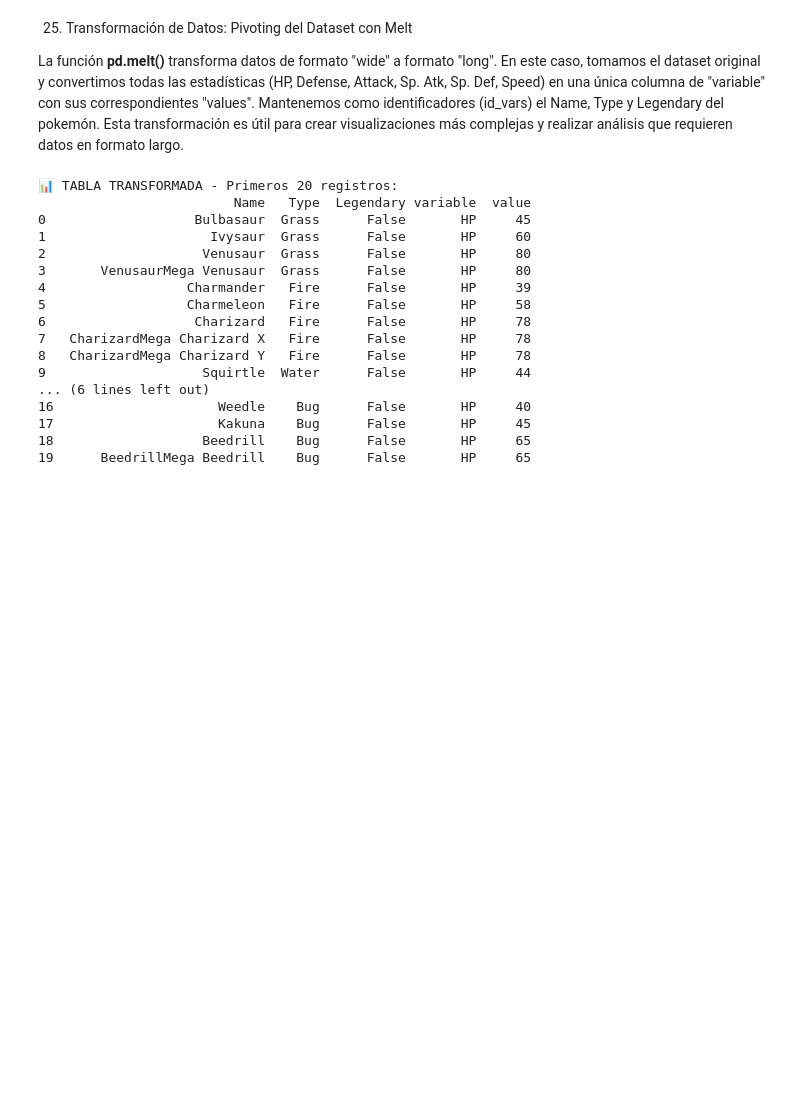
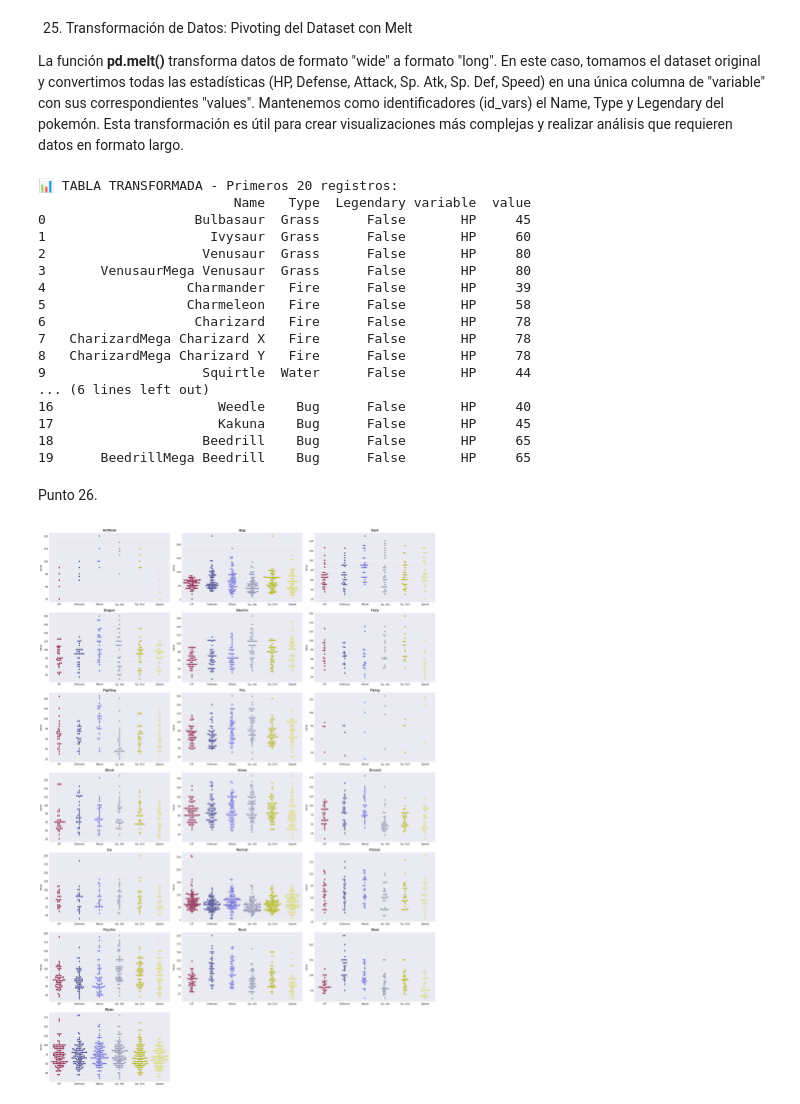
Before and after one commit to Danny88e/ECBD-9A-IDGS-Practicas_230040, a Jupyter notebook: Practica 3/AnalisisDatos.ipynb, the cells around one changed output. Drawn from its saved outputs; the diff is of its cells as text; code cells hidden in the pictures; blank space fills up the shorter version.

```diff
--- a/Practica 3/AnalisisDatos.ipynb
+++ b/Practica 3/AnalisisDatos.ipynb
@@ -647,3 +650,18 @@ print(pok_melt.head(20))
 17                     Kakuna    Bug      False       HP     45
 18                   Beedrill    Bug      False       HP     65
 19      BeedrillMega Beedrill    Bug      False       HP     65
+# %% [markdown]
+Punto 26.
+# %%
+plt.figure(figsize=(20,28))
+k=1
+for i in list_types:
+    plt.subplot(7, 3, k)
+    k=k+1
+    sns.swarmplot(x=pok_melt.variable, y=pok_melt[pok_melt.Type==i].value, hue=pok_melt.variable, palette='gist_stern', legend=False)
+    plt.title(f'{i}', fontweight='bold')
+    plt.xlabel('')
+plt.tight_layout()
+plt.show()
+# %% [output]
+[figure, added]
```
Also changed, not shown: parts of 11 cells of this notebook.
